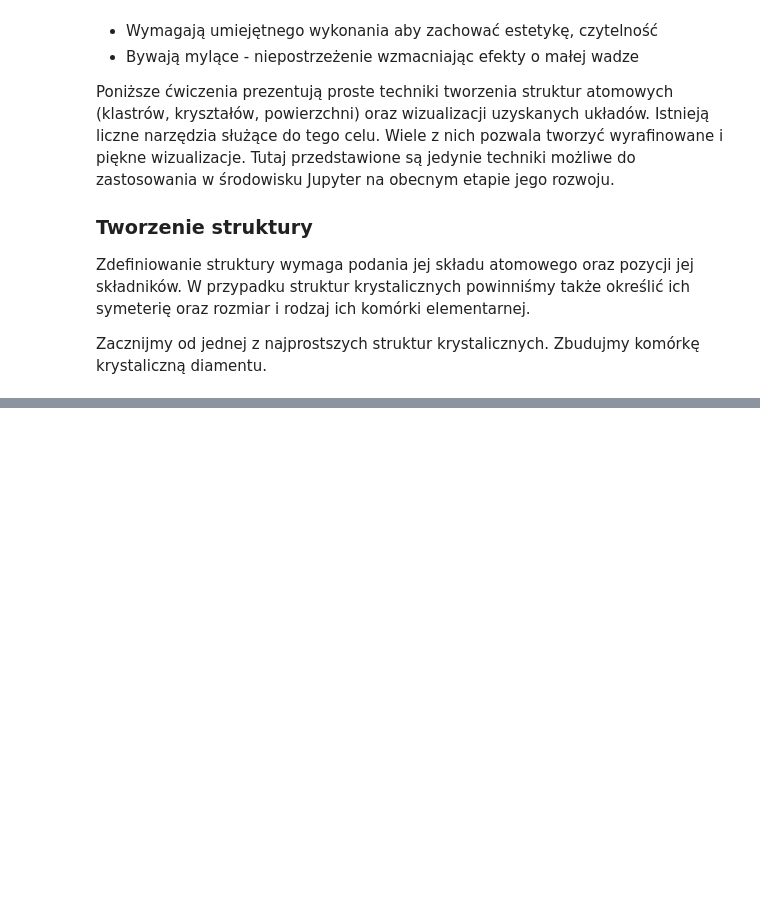
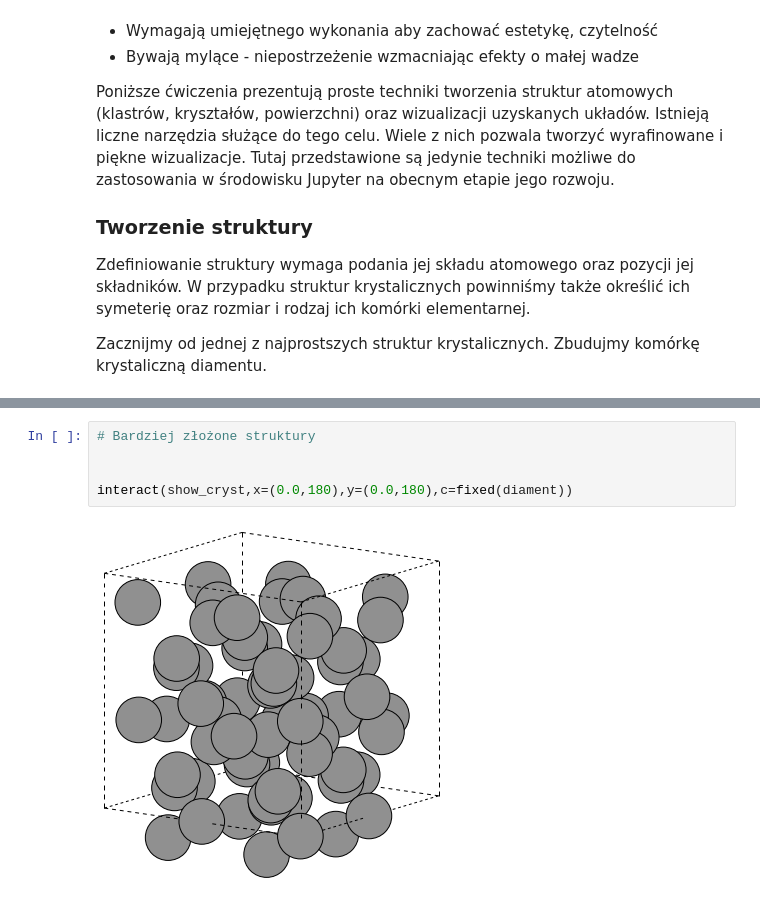
Before and after one commit to jochym/abinitio-workshop, a Jupyter notebook: notebooks/Wizualizacja.ipynb, the cells around one changed output, grey strips where cells are left out. Drawn from its saved outputs; the diff is of its cells as text; blank space fills up the shorter version.

```diff
--- a/notebooks/Wizualizacja.ipynb
+++ b/notebooks/Wizualizacja.ipynb
@@ -30,0 +77,7 @@ Zacznijmy od jednej z najprostszych struktur krystalicznych. Zbudujmy komórkę
+# %%
+# Bardziej złożone struktury
+
+
+interact(show_cryst,x=(0.0,180),y=(0.0,180),c=fixed(diament))
+# %% [output]
+[figure, added]
```
Also changed, not shown: parts of 6 cells of this notebook, 2 other files.
